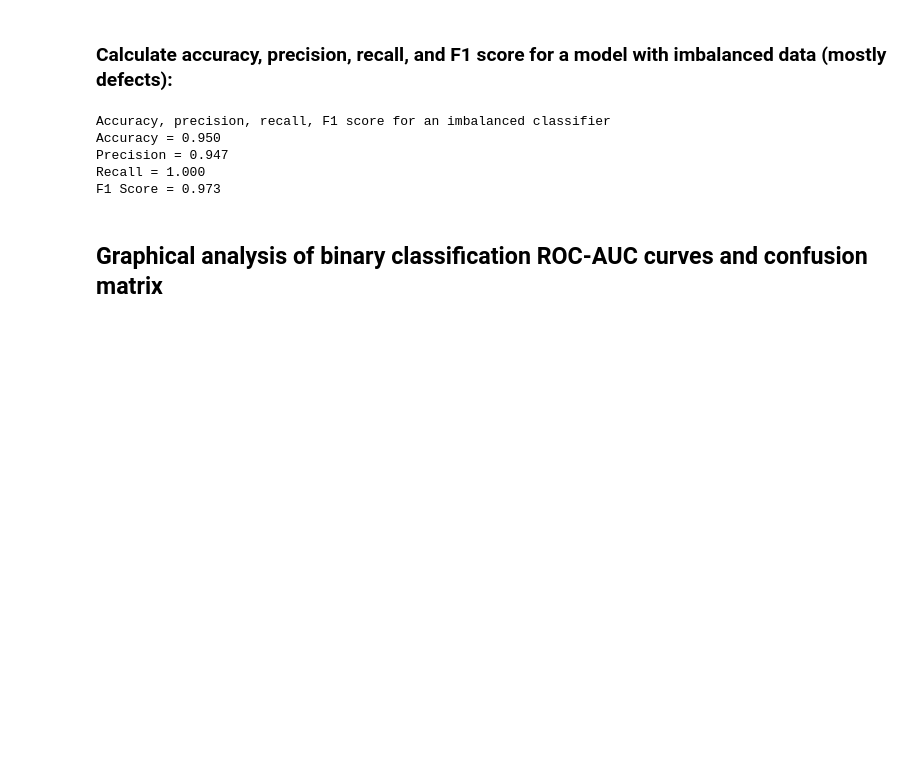
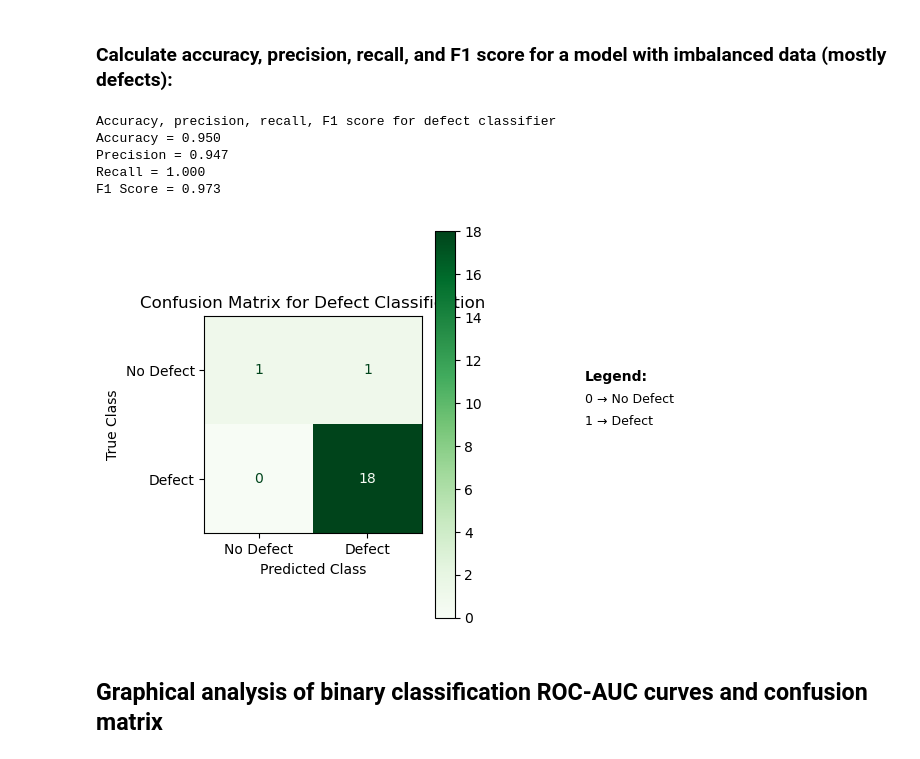
Before and after one commit to PacktPublishing/XGBoost-for-Regression-Predictive-Modeling-and-Time-Series-Analysis, a Jupyter notebook: ch11/metricsformodeleval.ipynb, the cells around one changed output. Drawn from its saved outputs; the diff is of its cells as text; code cells hidden in the pictures; blank space fills up the shorter version.

```diff
--- a/ch11/metricsformodeleval.ipynb
+++ b/ch11/metricsformodeleval.ipynb
@@ -119,24 +153,53 @@ F1 Score = 0.667
 # %% [markdown]
 ### Calculate accuracy, precision, recall, and F1 score for a model with imbalanced data (mostly defects):
 # %%
-y_true_defects = [1,1,0,0,1,1,1,1,1,1,1,1,1,1,1,1,1,1,1,1]
-y_pred_defects = [1,1,0,1,1,1,1,1,1,1,1,1,1,1,1,1,1,1,1,1]
+import matplotlib.pyplot as plt
+from sklearn.metrics import ConfusionMatrixDisplay, confusion_matrix, accuracy_score, precision_score, recall_score, f1_score
+
+# Define true and predicted values for defect classification
+y_true_defects = [1, 1, 0, 0, 1, 1, 1, 1, 1, 1, 1, 1, 1, 1, 1, 1, 1, 1, 1, 1]
+y_pred_defects = [1, 1, 0, 1, 1, 1, 1, 1, 1, 1, 1, 1, 1, 1, 1, 1, 1, 1, 1, 1]
+
+# Calculate performance metrics
 accuracy_defects = accuracy_score(y_true_defects, y_pred_defects)
 precision_defects = precision_score(y_true_defects, y_pred_defects)
 recall_defects = recall_score(y_true_defects, y_pred_defects)
 f1_defects = f1_score(y_true_defects, y_pred_defects)
 
-print ("Accuracy, precision, recall, F1 score for an imbalanced classifier")
-print (f"Accuracy = {accuracy_defects:.3f}")
-print (f"Precision = {precision_defects:.3f}")
-print (f"Recall = {recall_defects:.3f}")
-print (f"F1 Score = {f1_defects:.3f}")
+print("Accuracy, precision, recall, F1 score for defect classifier")
+print(f"Accuracy = {accuracy_defects:.3f}")
+print(f"Precision = {precision_defects:.3f}")
+print(f"Recall = {recall_defects:.3f}")
+print(f"F1 Score = {f1_defects:.3f}")
+
+# Generate the confusion matrix
+cm = confusion_matrix(y_true_defects, y_pred_defects)
+
+# Create the confusion matrix display
+disp = ConfusionMatrixDisplay(confusion_matrix=cm, display_labels=["No Defect", "Defect"])
+
+# Plot the confusion matrix using the 'Greens' colormap
+disp.plot(cmap=plt.cm.Greens)
+plt.title("Confusion Matrix for Defect Classification")
+plt.xlabel("Predicted Class")
+plt.ylabel("True Class")
+
+
+# Add custom text legend to show the 0 → No Defect and 1 → Defect mapping
+plt.text(3, 0.1, "Legend:", fontsize=10, weight='bold', color='black')
+plt.text(3, 0.3, "0 → No Defect", fontsize=9, color='black')
+plt.text(3, 0.5, "1 → Defect", fontsize=9, color='black')
+
+# Show the plot
+plt.tight_layout()
+plt.show()
 # %% [output]
-Accuracy, precision, recall, F1 score for an imbalanced classifier
+Accuracy, precision, recall, F1 score for defect classifier
 Accuracy = 0.950
 Precision = 0.947
 Recall = 1.000
 F1 Score = 0.973
+[figure, added]
 # %% [markdown]
 ## Graphical analysis of binary classification ROC-AUC curves and confusion matrix
 # %% [markdown]
```
Also changed, not shown: parts of 8 cells of this notebook.
